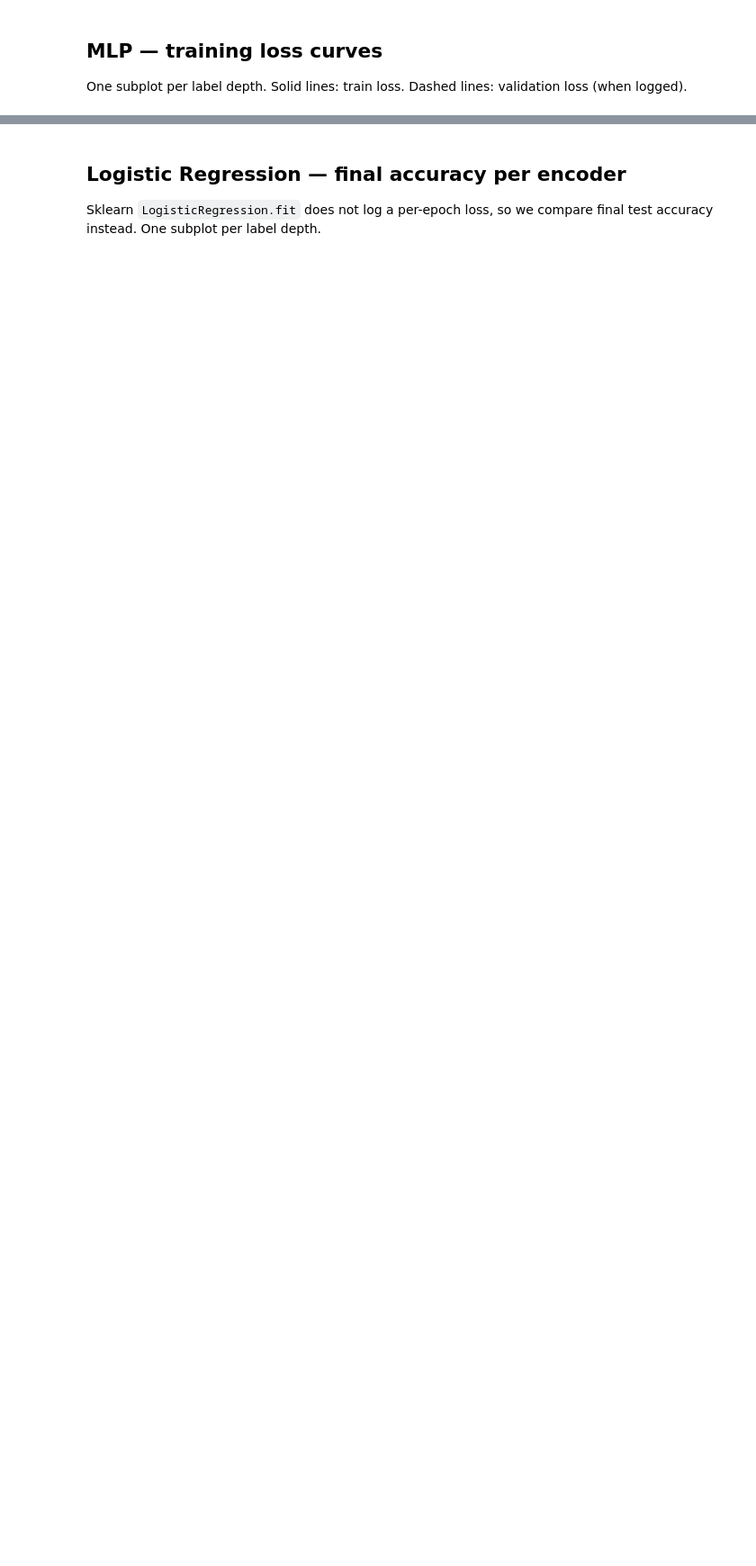
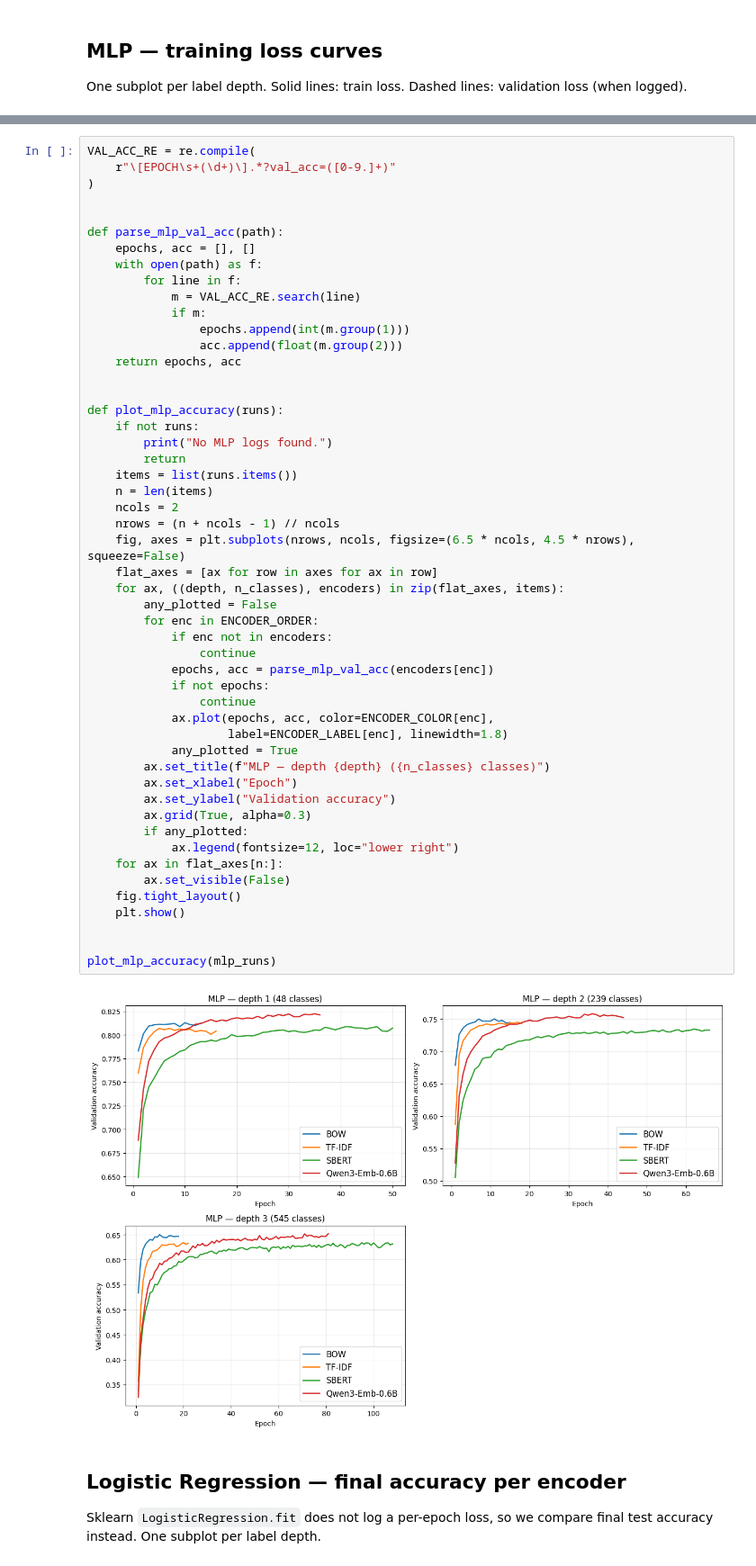
Before and after one commit to guilhermeRaibolt/gnn-embeddings, a Jupyter notebook: results.ipynb, the cells around one changed output, grey strips where cells are left out. Shown at 90% size. Cells and saved outputs as stored; diff of their text form; blank space fills up the shorter version.

```diff
--- a/results.ipynb
+++ b/results.ipynb
@@ -142,3 +149,56 @@ plot_mlp_curves(mlp_runs)
+# %%
+VAL_ACC_RE = re.compile(
+    r"\[EPOCH\s+(\d+)\].*?val_acc=([0-9.]+)"
+)
+
+
+def parse_mlp_val_acc(path):
+    epochs, acc = [], []
+    with open(path) as f:
+        for line in f:
+            m = VAL_ACC_RE.search(line)
+            if m:
+                epochs.append(int(m.group(1)))
+                acc.append(float(m.group(2)))
+    return epochs, acc
+
+
+def plot_mlp_accuracy(runs):
+    if not runs:
+        print("No MLP logs found.")
+        return
+    items = list(runs.items())
+    n = len(items)
+    ncols = 2
+    nrows = (n + ncols - 1) // ncols
+    fig, axes = plt.subplots(nrows, ncols, figsize=(6.5 * ncols, 4.5 * nrows), squeeze=False)
+    flat_axes = [ax for row in axes for ax in row]
+    for ax, ((depth, n_classes), encoders) in zip(flat_axes, items):
+        any_plotted = False
+        for enc in ENCODER_ORDER:
+            if enc not in encoders:
+                continue
+            epochs, acc = parse_mlp_val_acc(encoders[enc])
+            if not epochs:
+                continue
+            ax.plot(epochs, acc, color=ENCODER_COLOR[enc],
+                    label=ENCODER_LABEL[enc], linewidth=1.8)
+            any_plotted = True
+        ax.set_title(f"MLP — depth {depth} ({n_classes} classes)")
+        ax.set_xlabel("Epoch")
+        ax.set_ylabel("Validation accuracy")
+        ax.grid(True, alpha=0.3)
+        if any_plotted:
+            ax.legend(fontsize=12, loc="lower right")
+    for ax in flat_axes[n:]:
+        ax.set_visible(False)
+    fig.tight_layout()
+    plt.show()
+
+
+plot_mlp_accuracy(mlp_runs)
+# %% [output]
+[figure, added]
 # %% [markdown]
 ## Logistic Regression — final accuracy per encoder
 
```
Also changed, not shown: parts of 6 cells of this notebook, 2 other files.
